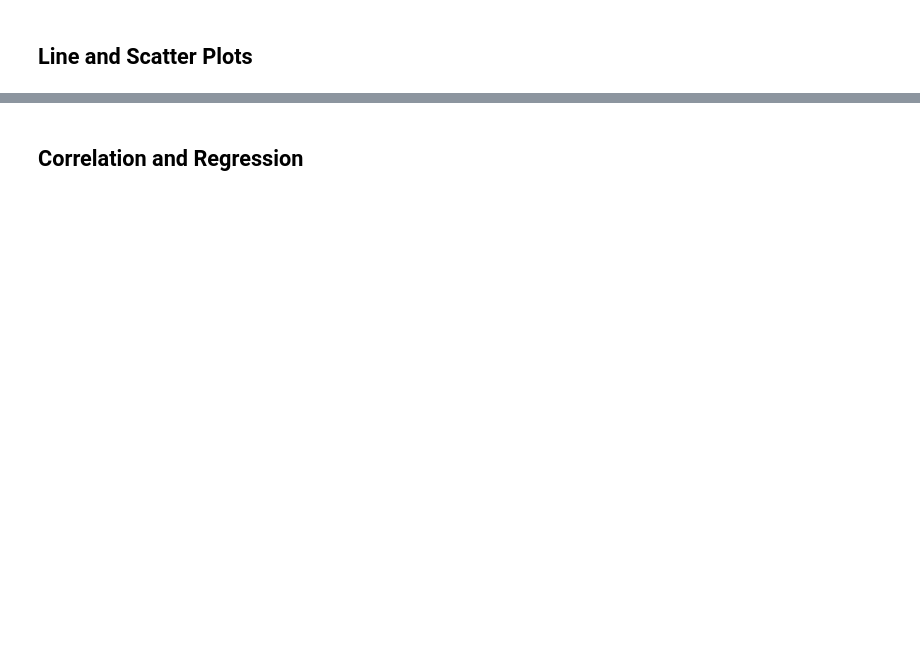
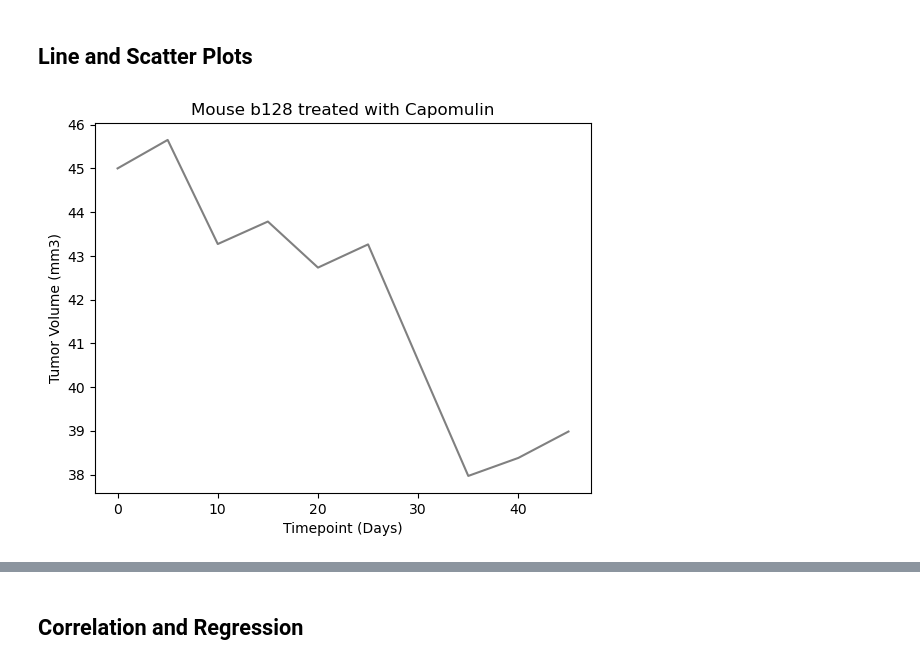
Before and after one commit to PriscyMD/Matplotlib-Challenge, a Jupyter notebook: Starter_Code/Pymaceuticals/pymaceuticals_starter.ipynb, the cells around one changed output, grey strips where cells are left out. Cells and saved outputs as stored; diff of their text form; code cells hidden in the pictures; blank space fills up the shorter version.

```diff
--- a/Starter_Code/Pymaceuticals/pymaceuticals_starter.ipynb
+++ b/Starter_Code/Pymaceuticals/pymaceuticals_starter.ipynb
@@ -260,13 +267,15 @@ plt.show()
 # %%
 # Generate a line plot of tumor volume vs. time point for a single mouse treated with Capomulin
 capomulin_line_plot_mouse=clean_mouse_study_df[clean_mouse_study_df['Drug Regimen']=='Capomulin']
 capomulin_time_point=capomulin_line_plot_mouse[capomulin_line_plot_mouse['Mouse ID']=='b128']
-plt.plot(capomulin_time_point['Timepoint'],capomulin_time_point['Tumor Volume (mm3)'],color='yellow')
+plt.plot(capomulin_time_point['Timepoint'],capomulin_time_point['Tumor Volume (mm3)'],color='grey')
 
 plt.title('Mouse b128 treated with Capomulin')
 plt.xlabel('Timepoint (Days)')
 plt.ylabel('Tumor Volume (mm3)')
 plt.show()
+# %% [output]
+[figure, added]
 # %%
 # Generate a scatter plot of mouse weight vs. the average observed tumor volume for the entire Capomulin regimen
 avg_capomulin_regimen=capomulin_line_plot_mouse.groupby('Mouse ID')['Tumor Volume (mm3)'].mean()
```
Also changed, not shown: parts of 5 cells of this notebook.
